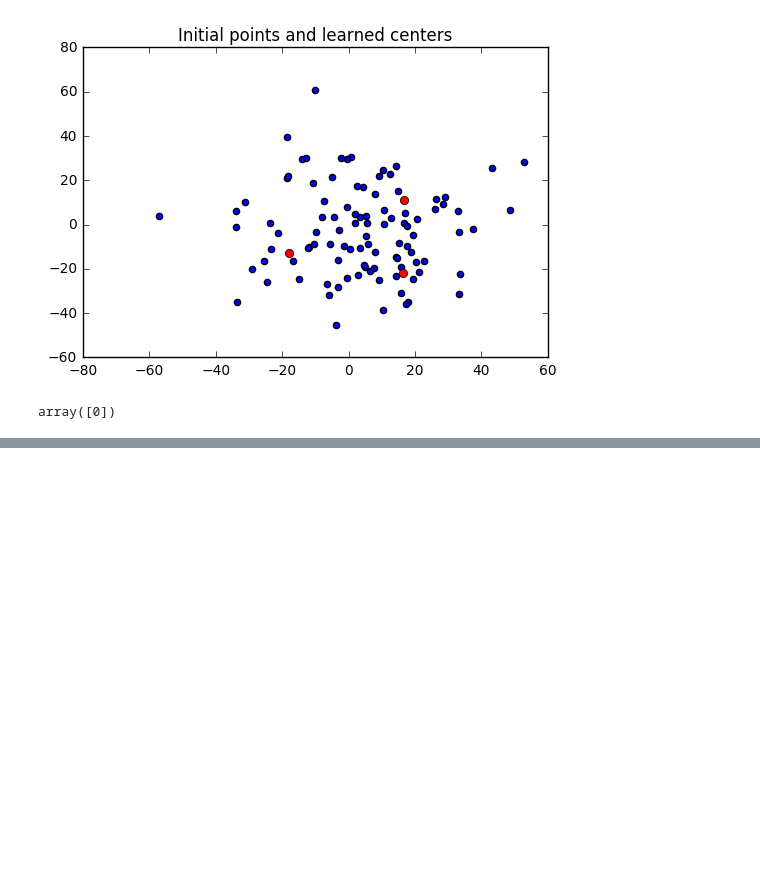
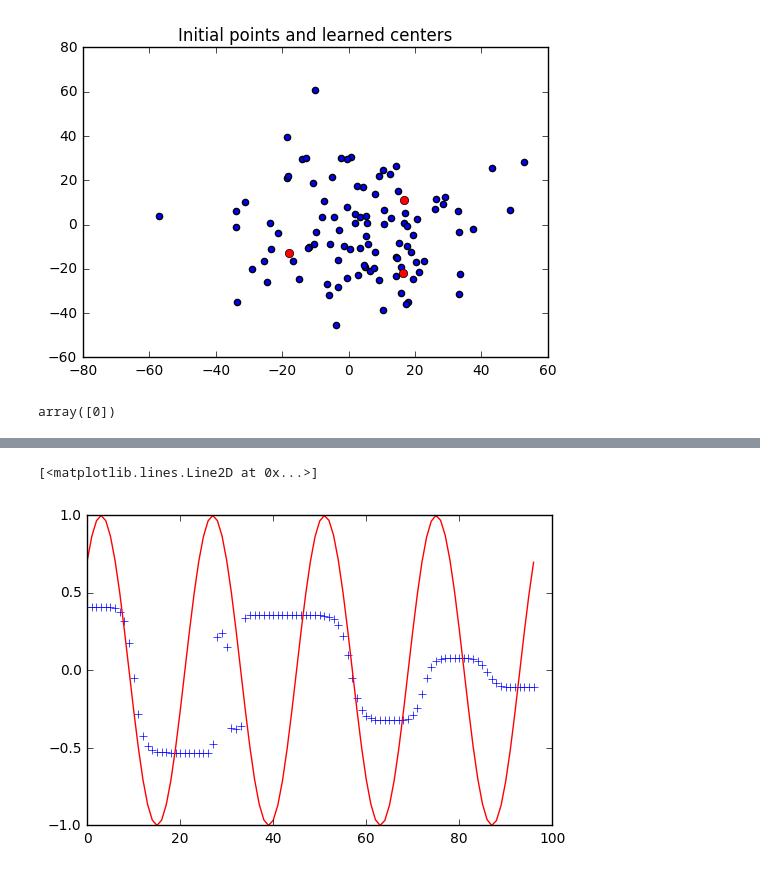
Before and after one commit to ClementFeltin/MLProjectTS, a Jupyter notebook: SOFNN.ipynb, the cells around one changed output, grey strips where cells are left out. Cells and saved outputs as stored; diff of their text form; code cells hidden in the pictures; blank space fills up the shorter version.

Commit message:
finished implementing sofnn, some tests

```diff
--- a/SOFNN.ipynb
+++ b/SOFNN.ipynb
@@ -153,0 +388,26 @@ class fuzzyNetwork()
+# %%
+#D = np.random.randn(100,1)
+
+
+#X = D[:,0:-1]
+#Y = D[:,-1:]
+
+X = np.array([range(100)]).T
+Y = np.sin(1/12*3.14*X)
+
+X = np.array([[float(X[i]), float(X[i+1]), float(X[i+2])] for i in range(X.shape[0]-3)])
+Y = np.array([[float(Y[i+3]) for i in range(X.shape[0])]]).T
+
+
+sofnn = SOFNN(ninitRules = 10, eps = 0.01, rrate = 0.05, wrate = 0.5)
+centers = sofnn.fit(X,Y)
+# %%
+sofnn.train(X,Y)
+yhat = sofnn.predict(X)
+
+plt.plot(yhat,'+')
+plt.hold()
+plt.plot(Y,'red')
+# %% [output]
+[<matplotlib.lines.Line2D at 0x...>]
+[figure, added]
```
Also changed, not shown: parts of 3 cells of this notebook.
